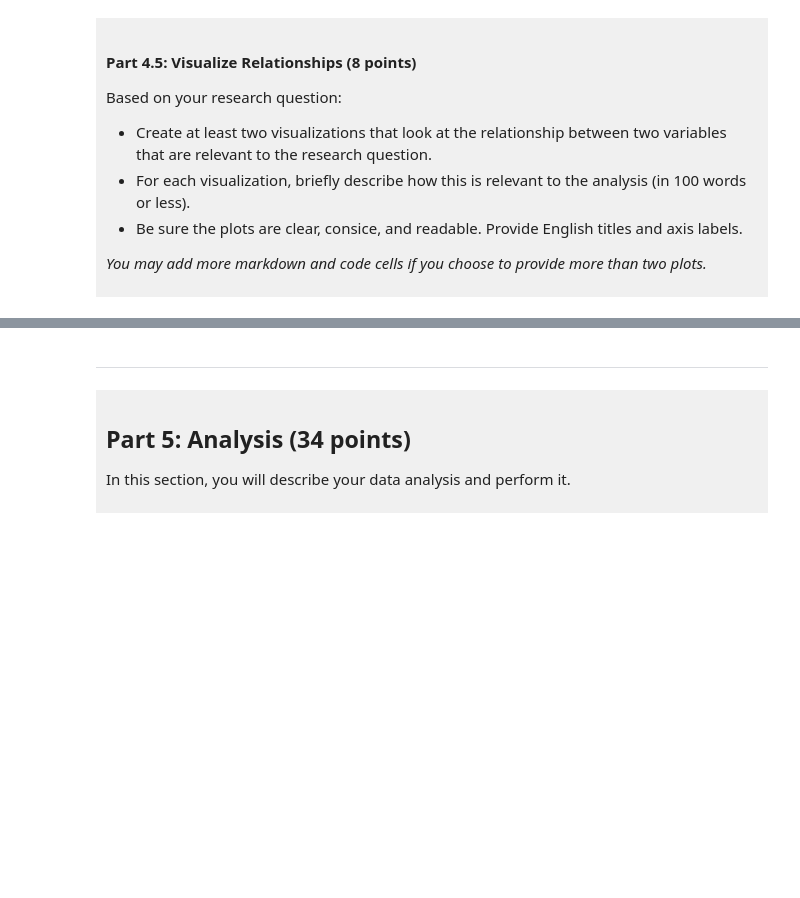
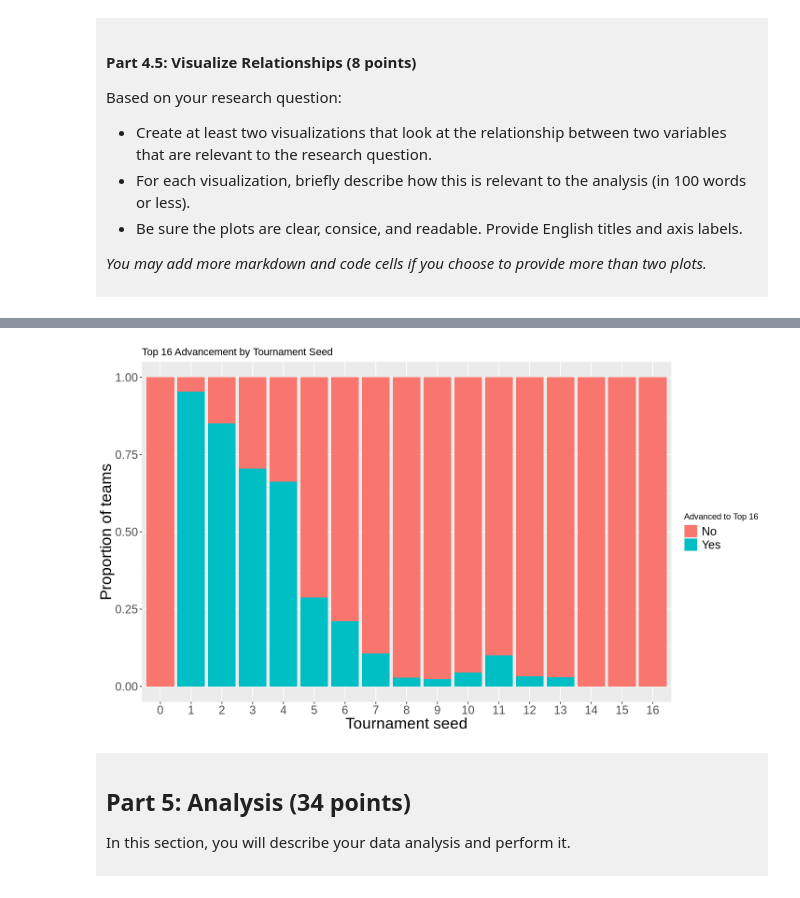
Before and after one commit to KellyGu003/dsci-100-project-kelly-gu, a Jupyter notebook: dsci-100-project-notebook.ipynb, the cells around one changed output, grey strips where cells are left out. Drawn from its saved outputs; the diff is of its cells as text; code cells hidden in the pictures; blank space fills up the shorter version.

```diff
--- a/dsci-100-project-notebook.ipynb
+++ b/dsci-100-project-notebook.ipynb
@@ -343,7 +423,10 @@ Visualization 2: %%% EDIT THIS MARKDOWN CELL%%%
 # %%
-### EDIT THIS CODE CELL FOR VISUALIZATION 2###
+ggplot(tidy_data,aes(x=factor(seed),fill=advanced_to_top_16))+geom_bar(position="fill")+labs(title="Top 16 Advancement by Tournament Seed",x="Tournament seed",y="Proportion of teams",fill="Advanced to Top 16")+
+theme(axis.title=element_text(size=20),
+     axis.text=element_text(size=15),
+      legend.text=element_text(size=15))
+# %% [output]
+[figure, added]
-# %% [markdown]
-------
 # %% [markdown]
 <div style="background-color: #f0f0f0; padding: 10px;">
 
```
Also changed, not shown: parts of 11 cells of this notebook.
